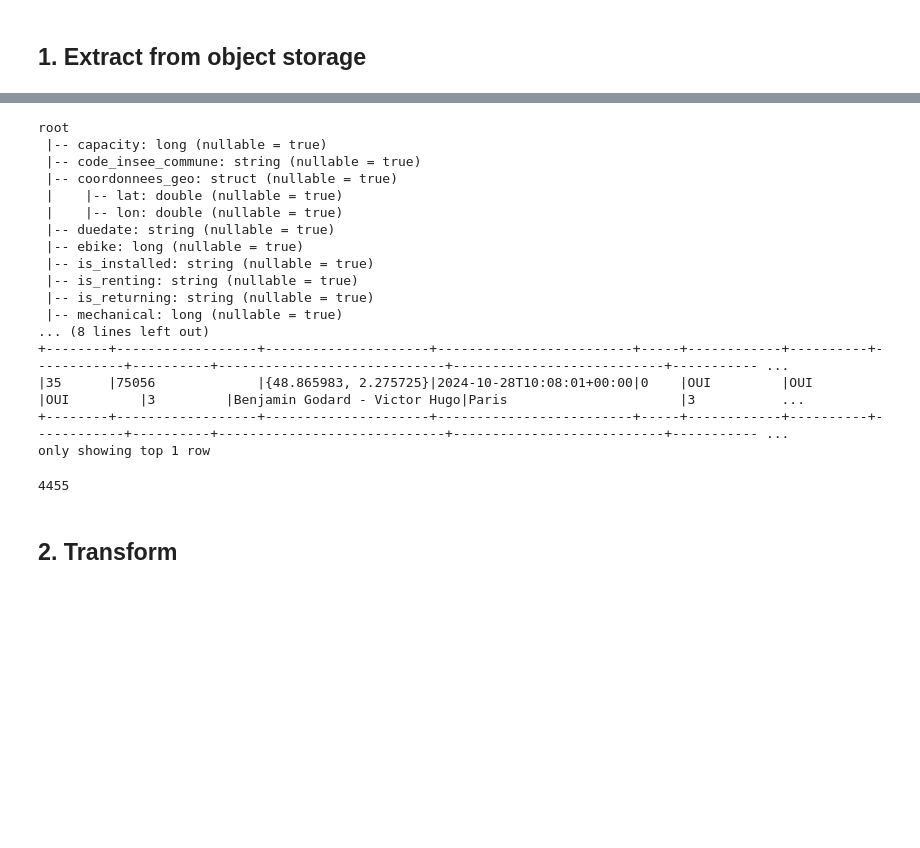
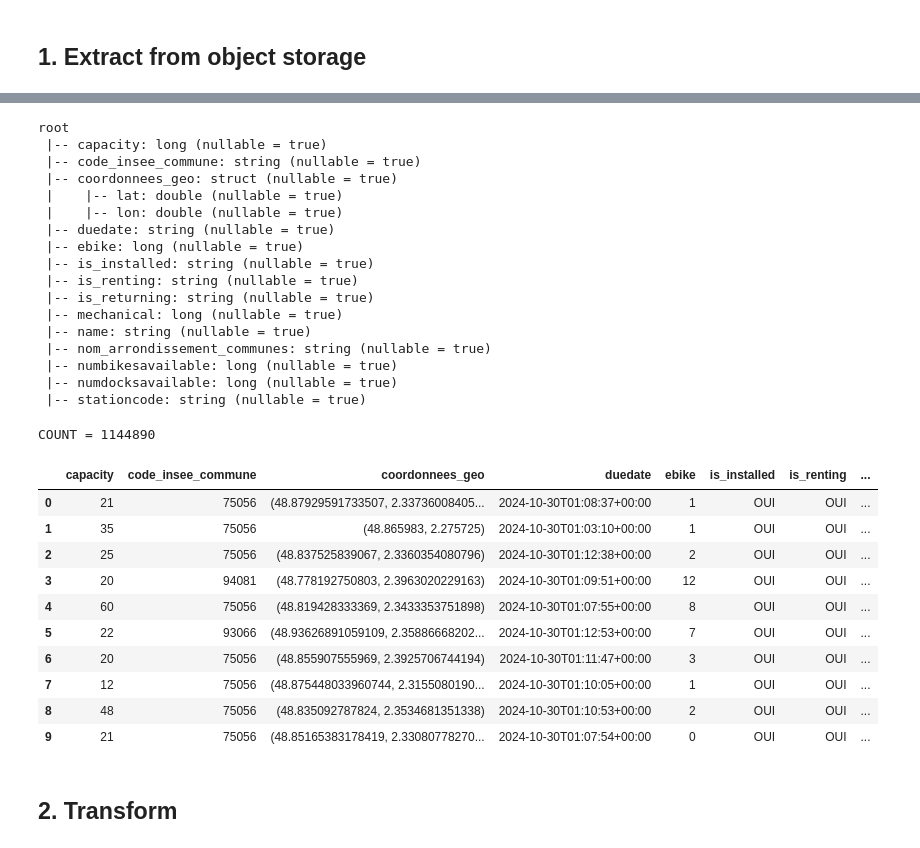
Before and after one commit to mech4rhork/airflow-spark-trino-docker, a Jupyter notebook: airflow-spark/notebooks/velib/velib-to-silver.ipynb, the cells around one changed output, grey strips where cells are left out. Saved outputs shown, nothing was run; the diff lists cells and outputs as text; code cells hidden in the pictures; blank space fills up the shorter version.

```diff
--- a/airflow-spark/notebooks/velib/velib-to-silver.ipynb
+++ b/airflow-spark/notebooks/velib/velib-to-silver.ipynb
@@ -44,16 +7,22 @@ from pyspark import SparkConf
 from pyspark import SparkContext
 
 os.environ['PYSPARK_SUBMIT_ARGS'] = (
-    '--packages org.apache.hadoop:hadoop-aws:3.2.0,org.apache.hadoop:hadoop-common:3.2.0,io.trino:trino-jdbc:422 '
+    '--packages org.apache.hadoop:hadoop-aws:3.2.0,org.apache.hadoop:hadoop-common:3.2.0 '
     'pyspark-shell'
 )
 os.environ['S3_ENDPOINT'] = "http://minio:9000"
 os.environ['AWS_ACCESS_KEY_ID'] = "minio"
 os.environ['AWS_SECRET_ACCESS_KEY'] = "minio123"
 
+if 'spark' in globals():
+    spark.stop()
+    print("Spark session stopped.")
+else:
+    print("No Spark session to stop.")
+
 spark = (
-    SparkSession.builder
-    .appName("spark-read-minio")
+    SparkSession.builder.master("spark://spark:7077")
+    .appName("notebook-velib-to-siler")
     .config("spark.hadoop.fs.s3a.access.key", os.getenv("AWS_ACCESS_KEY_ID"))
     .config("spark.hadoop.fs.s3a.secret.key", os.getenv("AWS_SECRET_ACCESS_KEY"))
     .config("spark.hadoop.fs.s3a.endpoint", os.getenv("S3_ENDPOINT"))
@@ -97,6 +67,6 @@ spark.sparkContext.setLogLevel("WARN")
 
 df = spark.read.json(os.getenv("S3_INPUT_PATH"))
 df.printSchema()
-df.show(1, False)
-df.count()
+print(f'COUNT = {df.count()}')
+df.limit(10).toPandas()
 # %% [output]
@@ -104,21 +74,32 @@ df.count()
 root
  |-- capacity: long (nullable = true)
  |-- code_insee_commune: string (nullable = true)
  |-- coordonnees_geo: struct (nullable = true)
  |    |-- lat: double (nullable = true)
  |    |-- lon: double (nullable = true)
  |-- duedate: string (nullable = true)
  |-- ebike: long (nullable = true)
  |-- is_installed: string (nullable = true)
  |-- is_renting: string (nullable = true)
  |-- is_returning: string (nullable = true)
  |-- mechanical: long (nullable = true)
-... (8 lines left out)
-+--------+------------------+---------------------+-------------------------+-----+------------+----------+------------+----------+-----------------------------+---------------------------+----------- ...
-|35      |75056             |{48.865983, 2.275725}|2024-10-28T10:08:01+00:00|0    |OUI         |OUI       |OUI         |3         |Benjamin Godard - Victor Hugo|Paris                      |3           ...
-+--------+------------------+---------------------+-------------------------+-----+------------+----------+------------+----------+-----------------------------+---------------------------+----------- ...
-only showing top 1 row
+ |-- name: string (nullable = true)
+ |-- nom_arrondissement_communes: string (nullable = true)
+ |-- numbikesavailable: long (nullable = true)
+ |-- numdocksavailable: long (nullable = true)
+ |-- stationcode: string (nullable = true)
-4455
+COUNT = 1144890
+|  | capacity | code_insee_commune | coordonnees_geo | duedate | ebike | is_installed | is_renting | ... |
+| 0 | 21 | 75056 | (48.87929591733507, 2.33736008405... | 2024-10-30T01:08:37+00:00 | 1 | OUI | OUI | ... |
+| 1 | 35 | 75056 | (48.865983, 2.275725) | 2024-10-30T01:03:10+00:00 | 1 | OUI | OUI | ... |
+| 2 | 25 | 75056 | (48.837525839067, 2.3360354080796) | 2024-10-30T01:12:38+00:00 | 2 | OUI | OUI | ... |
+| 3 | 20 | 94081 | (48.778192750803, 2.3963020229163) | 2024-10-30T01:09:51+00:00 | 12 | OUI | OUI | ... |
+| 4 | 60 | 75056 | (48.819428333369, 2.3433353751898) | 2024-10-30T01:07:55+00:00 | 8 | OUI | OUI | ... |
+| 5 | 22 | 93066 | (48.93626891059109, 2.35886668202... | 2024-10-30T01:12:53+00:00 | 7 | OUI | OUI | ... |
+| 6 | 20 | 75056 | (48.855907555969, 2.3925706744194) | 2024-10-30T01:11:47+00:00 | 3 | OUI | OUI | ... |
+| 7 | 12 | 75056 | (48.875448033960744, 2.3155080190... | 2024-10-30T01:10:05+00:00 | 1 | OUI | OUI | ... |
+| 8 | 48 | 75056 | (48.835092787824, 2.3534681351338) | 2024-10-30T01:10:53+00:00 | 2 | OUI | OUI | ... |
+| 9 | 21 | 75056 | (48.85165383178419, 2.33080778270... | 2024-10-30T01:07:54+00:00 | 0 | OUI | OUI | ... |
 # %% [markdown]
 ## 2. Transform
 # %%
```
Also changed, not shown: parts of 8 cells of this notebook, 3 other files.
